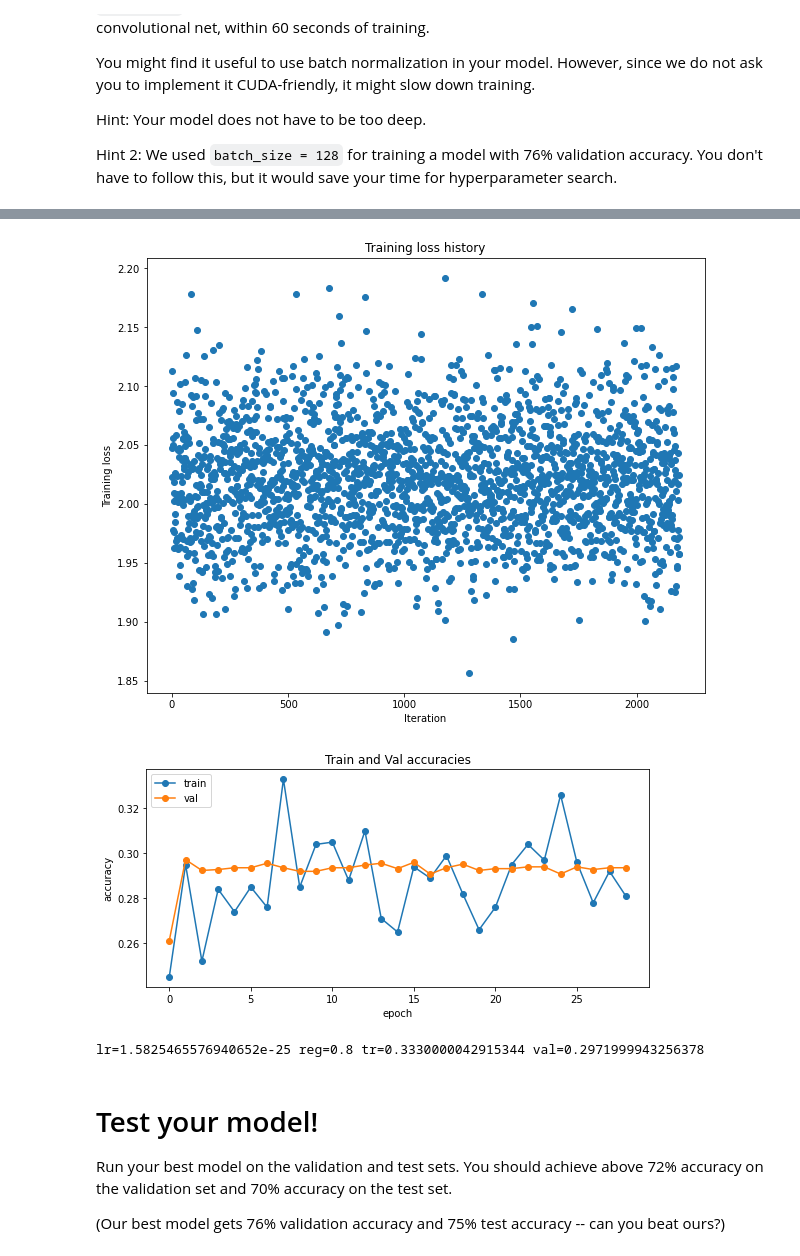
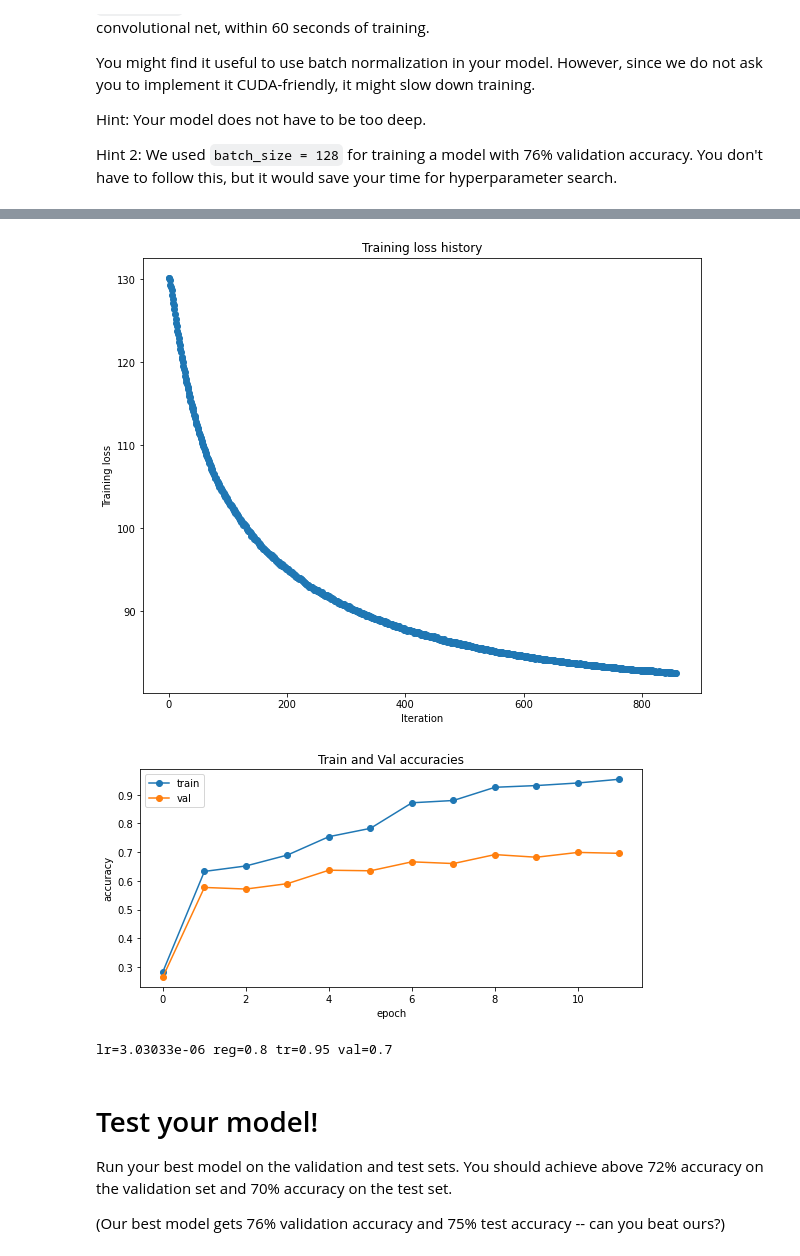
Before and after one commit to artkpv/dl_4_cv_umich, a Jupyter notebook: assignment3/convolutional_networks.ipynb, the cells around one changed output, grey strips where cells are left out. Drawn from its saved outputs; the diff is of its cells as text; code cells hidden in the pictures.

```diff
--- a/assignment3/convolutional_networks.ipynb
+++ b/assignment3/convolutional_networks.ipynb
@@ -1848,11 +1848,11 @@ solver = Solver(
 )
 '''
 
-samples=1
-lrs = torch.distributions.log_normal.LogNormal(loc=-4.0, scale=1.00).sample((samples,))
-wds = 1.0 - torch.distributions.log_normal.LogNormal(loc=-4.0, scale=1.00).sample((samples,))
+samples=40
+lrs = torch.distributions.log_normal.LogNormal(loc=-8.0, scale=3.00).sample((samples,))
+#wds = 1.0 - torch.distributions.log_normal.LogNormal(loc=-4.0, scale=1.00).sample((samples,))
 #wds = 1.0-torch.tensor([0.0, 1.4e-4, 1e-4, 0.95e-4, 1.234e-5, 1e-5, 0.975e-5])
-#wds = 1.0-torch.tensor([1e-1, 1e-2, 1e-3, 1e-4, 1e-5])
+wds = 1.0-torch.tensor([1e-1, 1e-2, 1e-3, 1e-4, 1e-5])
 #regs = torch.distributions.log_normal.LogNormal(loc=-0.5, scale=1.00).sample((samples,))
 reg=0.8
 
@@ -1867,11 +1867,15 @@ for lr_i, wd_i, reg_i in torch.randint(0, samples, (samples, 3)):
   model = DeepConvNet(
       input_dims=input_dims,
       num_classes=10,
-      batchnorm = Conv_BatchNorm_ReLU_Pool is not None and  Conv_BatchNorm_ReLU_Pool.forward is not None,
+      batchnorm = True, #Conv_BatchNorm_ReLU_Pool is not None and  Conv_BatchNorm_ReLU_Pool.forward is not None,
 
-      # AlexNet div 2:
-      num_filters=[24] + [64] + [96]*2 + [64]*2,
-      max_pools=[0, 1, 5],
+      num_filters=[64, 192, 384, 384],
+      max_pools=[0, 1, 3],
+      # lr=8.05639e-05 reg=0.8 tr=0.62 val=0.57
+
+      #num_filters=[16]*2 + [28]*4 + [32]*4 ,
+      #max_pools=[0, 1, 4],
+      # lr=0.0002195846027461812 reg=0.8 tr=0.6420000195503235 val=0.5843999981880188
 
       #num_filters=[55]*2 + [70]*2 + [124]*2,
       #max_pools=[1, 3, 5],
@@ -1974,5 +1978,5 @@ plt.ylabel('accuracy')
 plt.gcf().set_size_inches(9, 4)
 plt.show()
 
-print(f"lr={solver.optim_config['learning_rate']} reg={model.reg} tr={max(solver.train_acc_history)} val={max(solver.val_acc_history)}")
+print(f"lr={solver.optim_config['learning_rate']:.6} reg={model.reg:.6} tr={max(solver.train_acc_history):.2} val={max(solver.val_acc_history):.2}")
 # %% [output]
@@ -1995,7 +1999,7 @@ Better:  1.48545908e-07 lr 0.94474 wd    0.24 acc     2.0 loss
 End of training; next iteration will exceed the time limit.
-[figure, old version]
+[figure, new version]
-[figure, old version]
+[figure, new version]
-lr=1.5825465576940652e-25 reg=0.8 tr=0.3330000042915344 val=0.2971999943256378
+lr=3.03033e-06 reg=0.8 tr=0.95 val=0.7
 # %% [markdown]
 # Test your model!
 Run your best model on the validation and test sets. You should achieve above 72% accuracy on the validation set and 70% accuracy on the test set.
```
Also changed, not shown: parts of 16 cells of this notebook.
